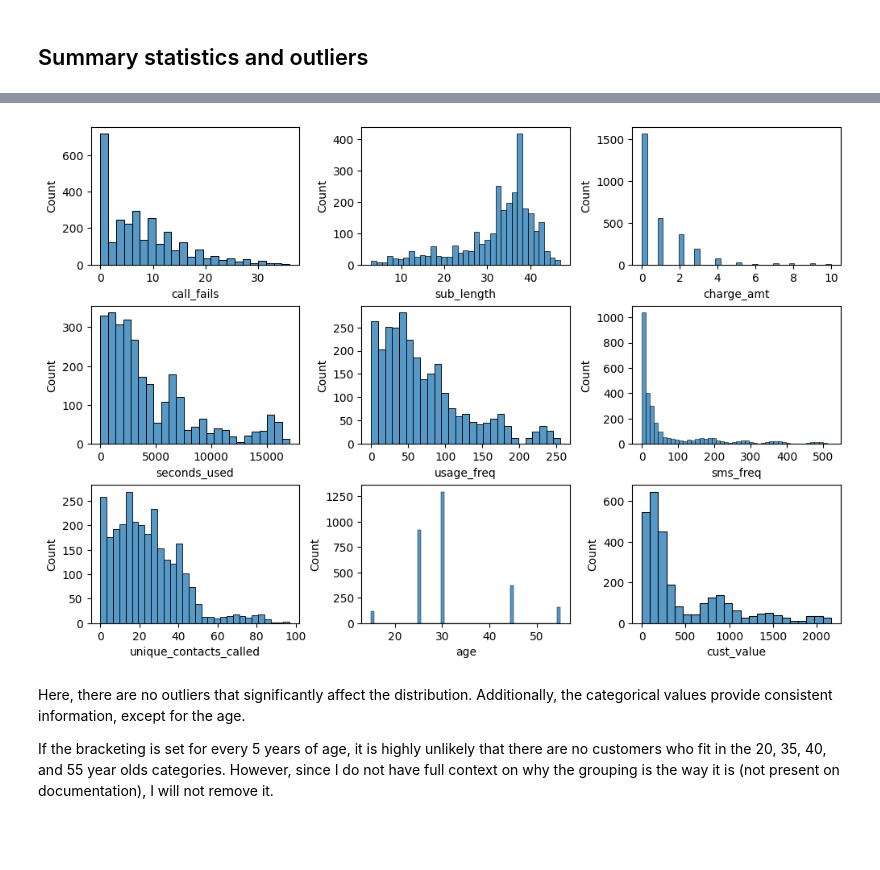
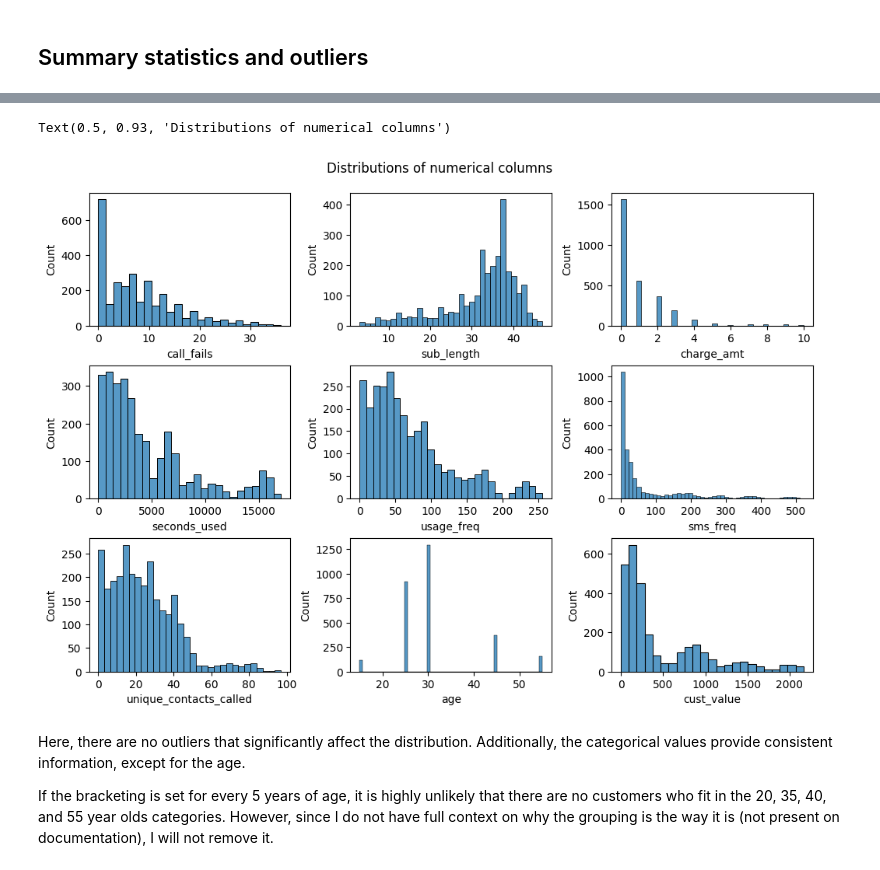
Before and after one commit to mlcuadra1/Churn-Risk-EDA, a Jupyter notebook: notebooks/Script 1 - cleaning.ipynb, the cells around one changed output, grey strips where cells are left out. Drawn from its saved outputs; the diff is of its cells as text; code cells hidden in the pictures; blank space fills up the shorter version.

Commit message:
Export figures; add labels

```diff
--- a/notebooks/Script 1 - cleaning.ipynb
+++ b/notebooks/Script 1 - cleaning.ipynb
@@ -218,14 +218,16 @@ import matplotlib.pyplot as plt
 # %%
 num_list = list(['call_fails', 'sub_length', 'charge_amt', 'seconds_used', 'usage_freq', 'sms_freq', 'unique_contacts_called', 'age', 'cust_value'])
 
 fig1, axes = plt.subplots(3, 3, figsize=(12,8))
 
 for i, cat in enumerate(num_list):
     sns.histplot(x=data_unique[cat], ax=axes[(i//3), (i%3)])
 
 fig1.subplots_adjust(hspace=0.3, wspace=0.3)
+fig1.suptitle('Distributions of numerical columns', x=0.5, y=0.93)
 # %% [output]
+Text(0.5, 0.93, 'Distributions of numerical columns')
-[figure, old version]
+[figure, new version]
 # %% [markdown]
 Here, there are no outliers that significantly affect the distribution. Additionally, the categorical values provide consistent information, except for the age.
 
```
Also changed, not shown: 18 other files.
